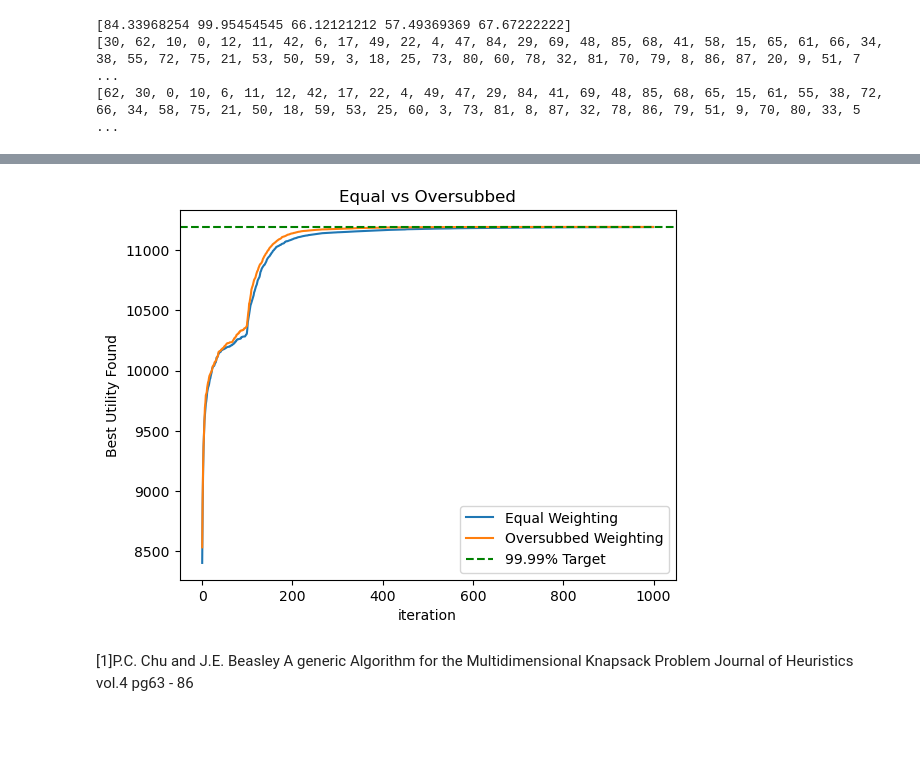
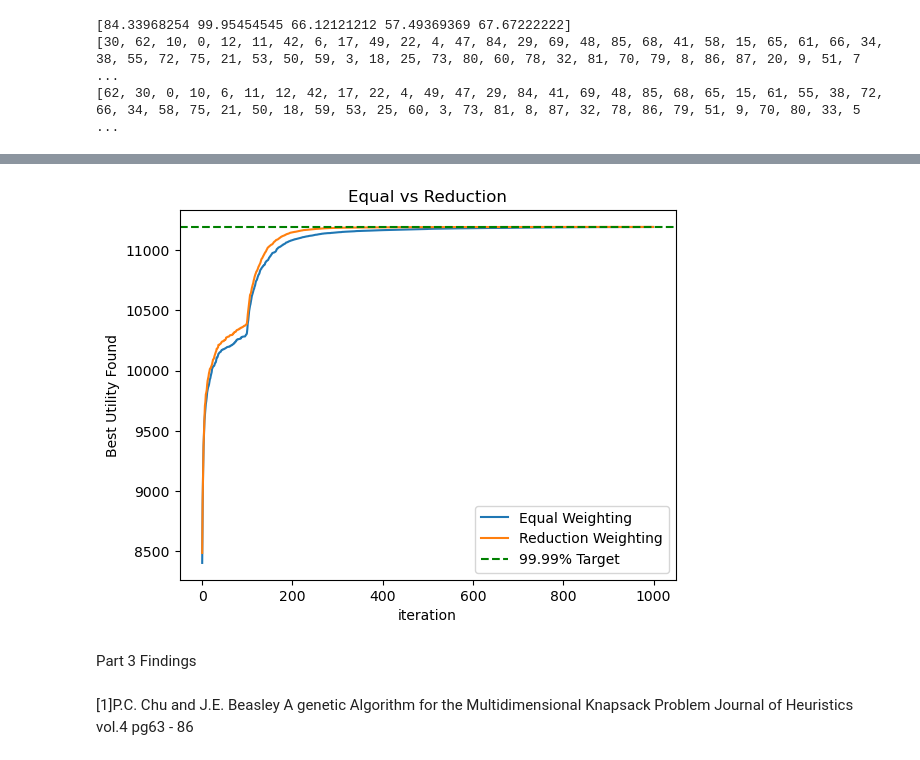
Before and after one commit to Captainjack2210/AI-Assignment, a Jupyter notebook: workload_data_loader.ipynb, the cells around one changed output, grey strips where cells are left out. Cells and saved outputs as stored; diff of their text form; code cells hidden in the pictures; blank space fills up the shorter version.

```diff
--- a/workload_data_loader.ipynb
+++ b/workload_data_loader.ipynb
@@ -666,0 +851,9 @@ budget 20000: GA mean = 11191, HC mean = 11188
+# %%
+resultsPartTwo = {}
+resultsPartTwo ["Uniform Crossover Baseline"] = runExperimentGA (1000, capacities2, demands2, utilities2, modelsByRatio2)
+resultsPartTwo ["Uniform Crossover Tuned"] = runExperimentGA (1000, capacities2, demands2, utilities2, modelsByRatio2, mutationChance = 0.4, popSize = 100)
+resultsPartTwo ["Hill Climber Repair"] = runExperiment(capacities2, demands2, utilities2, modelsByRatio2, swap = True, repair = True, maxEvals = 1000)
+# %%
+for name, (bestList, traces, solutions, times) in resultsPartTwo.items():
+    print(f"{name}, Maximum Utility = {np.max(bestList)}, Minimum Utility = {np.min(bestList)}, \nMean Utility = {np.mean(bestList):.2f}"
+          f" Standard Deviation = {np.std(bestList):.2f}, Mean Time: {np.max(times):.2f} seconds")
@@ -669,6 +897,6 @@ PART 3
 # %%
-for name in ["Uniform Crossover", "One Point Crossover", "Hill Climber Repair"]:
-    solutions = resultsGA[name][2]
+for name in ["Uniform Crossover Baseline", "Uniform Crossover Tuned", "Hill Climber Repair"]:
+    solutions = resultsPartTwo[name][2]
     totalUsage = 100 * np.array([np.dot(demands2, individual) / capacities2 for individual in solutions])
     print(f"{name}: mean % of each capacity used = {np.round(totalUsage.mean(axis = 0), 1)}, lowest = {np.round(totalUsage.min(axis = 0),1)}")
 # %% [output]
@@ -703,7 +955,7 @@ print(weightedOrder)
 fractionToRemove = np.maximum(1 - 1/allModelCapacity, 0.01)
 weightingOptions = { "equal": np.ones(5),
                     "Usage Based": weighting,
-                    "Oversubbed": allModelCapacity / allModelCapacity.mean(),
+                    "Oversubscription": allModelCapacity / allModelCapacity.mean(),
                     "Reduction": fractionToRemove/ fractionToRemove.mean()
                    }
 rnd.seed(5)
@@ -729,6 +981,6 @@ for name,weightMethod in weightingOptions.items():
                 count += 1
         changedList.append(count)
     changedMean = np.mean(changedList)
-    print(f"{name:19s} weights = {np.round(weightMethod, 2)} rank correlation vs equal = {correlation:.4f}"
+    print(f"{name:19s} weights = {np.round(weightMethod, 2)} rank correlation vs equal = {correlation:.4f} "
         f"utility after repair = {utilityMean:.0f} positions changed = {changedMean}")
 # %% [output]
@@ -878,14 +1157,16 @@ plt.show()
 # %%
 for name, (bestList, traces, solutions, times) in resultsPart3.items():
     averageTrace = np.mean(traces, axis = 0)
     plt.plot(averageTrace, label = name)
 plt.xlabel("iteration")
 plt.ylabel("Best Utility Found")
-plt.title("Equal vs Oversubbed")
+plt.title("Equal vs Reduction")
 plt.axhline(y=aim, color="green", linestyle="--", label= "99.99% Target")
 plt.legend()
 plt.show()
 # %% [output]
-[figure, old version]
+[figure, new version]
+# %% [markdown]
+Part 3 Findings
 # %% [markdown]
-[1]P.C. Chu and J.E. Beasley A generic Algorithm for the Multidimensional Knapsack Problem Journal of Heuristics vol.4 pg63 - 86
+[1]P.C. Chu and J.E. Beasley A genetic Algorithm for the Multidimensional Knapsack Problem Journal of Heuristics vol.4 pg63 - 86
```
Also changed, not shown: parts of 69 cells of this notebook.
